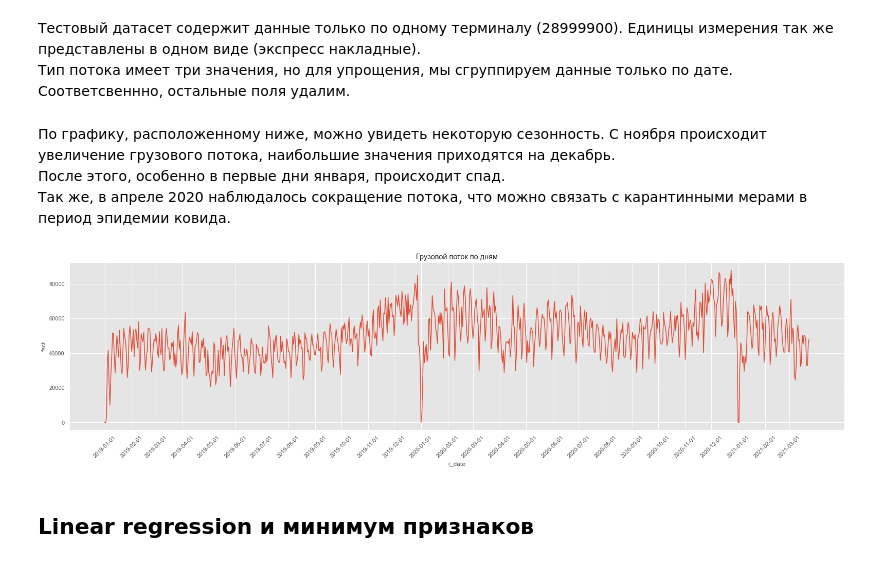
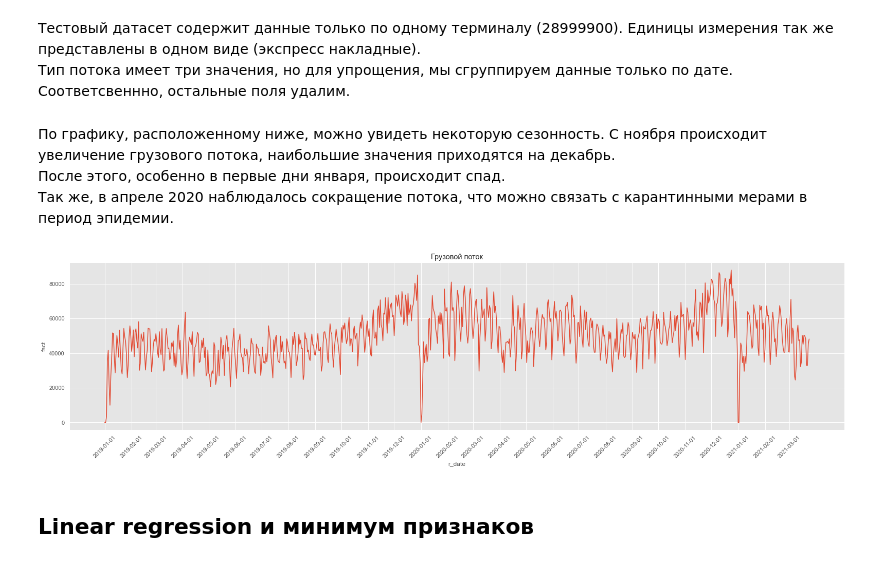
Before and after one commit to mc-morozov/forecast_cargo_flow, a Jupyter notebook: notebooks/linear_regression.ipynb, the cells around one changed output. Cells and saved outputs as stored; diff of their text form; code cells hidden in the pictures.

```diff
--- a/notebooks/linear_regression.ipynb
+++ b/notebooks/linear_regression.ipynb
@@ -156,17 +155,17 @@ df['fact'] = pd.to_numeric(df['fact']) # факт в числовой тип
 # %% [markdown]
 По графику, расположенному ниже, можно увидеть некоторую сезонность. С ноября происходит увеличение грузового потока, наибольшие значения приходятся на декабрь.
 После этого, особенно в первые дни января, происходит спад.
-Так же, в апреле 2020 наблюдалось сокращение потока, что можно связать с карантинными мерами в период эпидемии ковида.
+Так же, в апреле 2020 наблюдалось сокращение потока, что можно связать с карантинными мерами в период эпидемии.
 # %%
 months = df['r_date'].dt.strftime("%Y-%m-01").unique().tolist()
 
 plt.figure(figsize=(27, 6))
 sns.lineplot(data=df, x="r_date", y="fact")
 plt.xticks(months, rotation=45)
-plt.title('Грузовой поток по дням')
+plt.title('Грузовой поток')
 plt.show()
 # %% [output]
-[figure, old version]
+[figure, new version]
 # %% [markdown]
 ## Linear regression и минимум признаков
 # %% [markdown]
```
Also changed, not shown: parts of 1 cell of this notebook, 4 other files.
